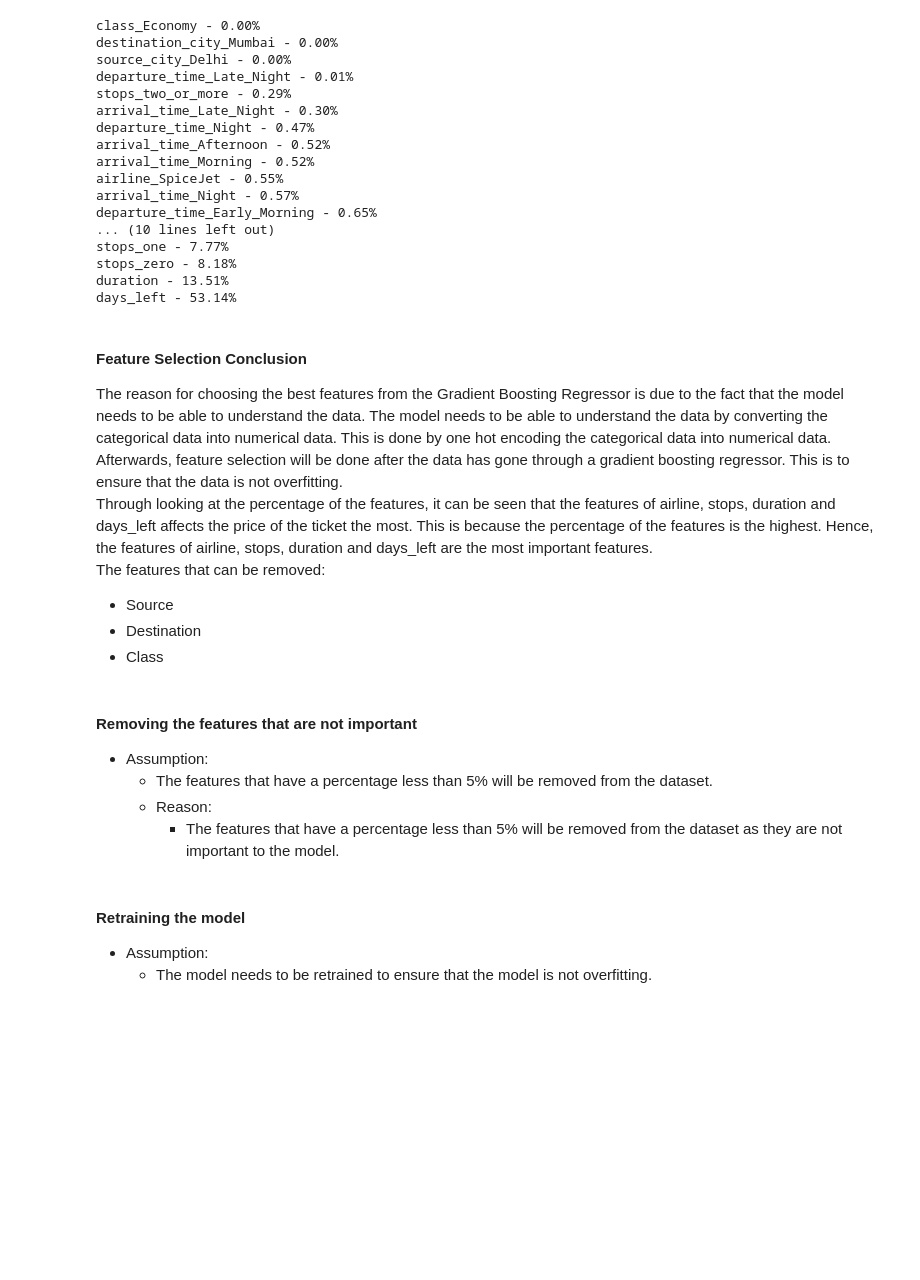
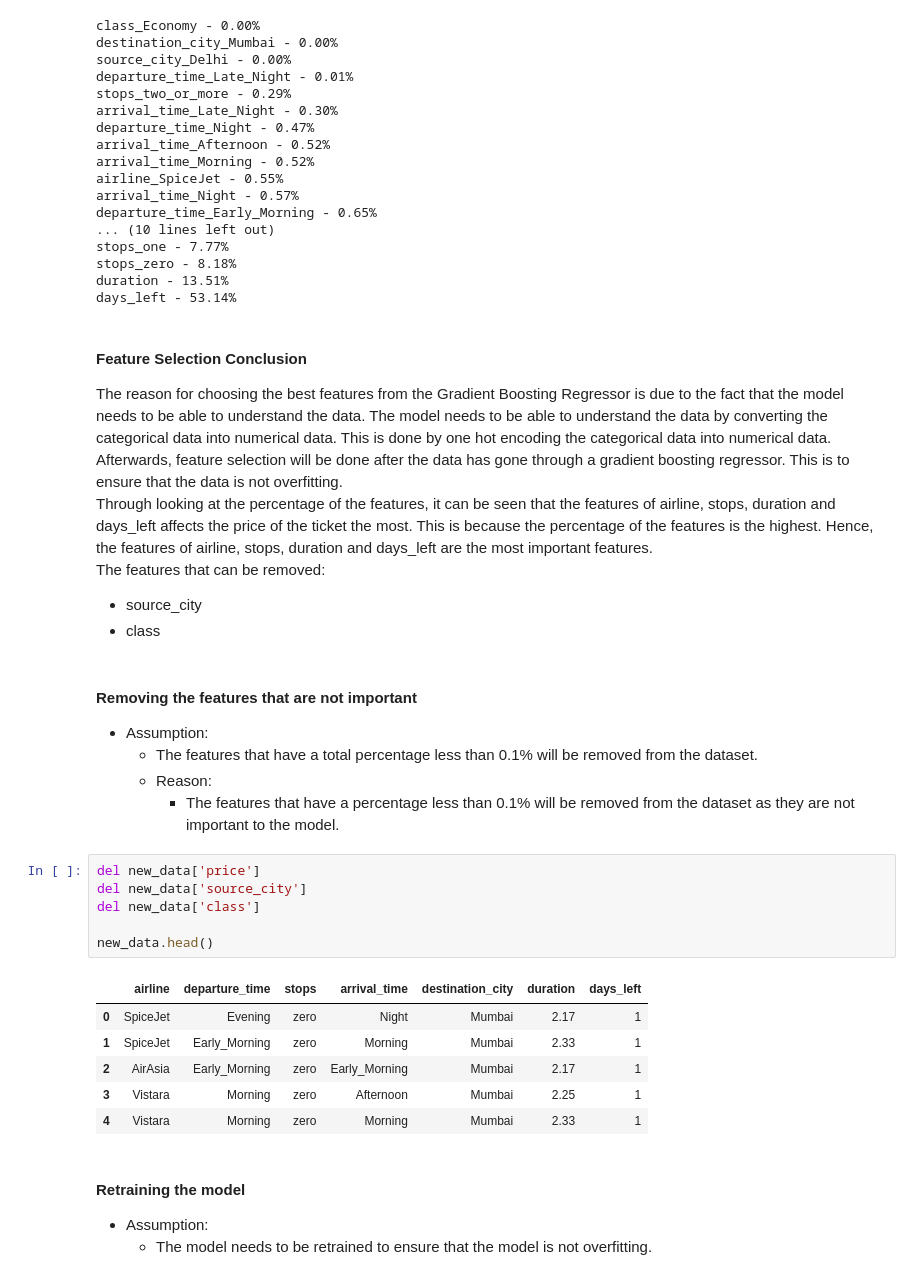
Before and after one commit to JIAWEI68/sch-work-jupiter, a Jupyter notebook: Project/Assignment.ipynb, the cells around one changed output. Drawn from its saved outputs; the diff is of its cells as text; blank space fills up the shorter version.

```diff
--- a/Project/Assignment.ipynb
+++ b/Project/Assignment.ipynb
@@ -330,15 +331,27 @@ days_left - 53.14%
 The reason for choosing the best features from the Gradient Boosting Regressor is due to the fact that the model needs to be able to understand the data. The model needs to be able to understand the data by converting the categorical data into numerical data. This is done by one hot encoding the categorical data into numerical data. Afterwards, feature selection will be done after the data has gone through a gradient boosting regressor. This is to ensure that the data is not overfitting.\
 Through looking at the percentage of the features, it can be seen that the features of airline, stops, duration and days_left affects the price of the ticket the most. This is because the percentage of the features is the highest. Hence, the features of airline, stops, duration and days_left are the most important features.\
 The features that can be removed:
-- Source
-- Destination
-- Class
+- source_city
+- class
 # %% [markdown]
 #### Removing the features that are not important
 - Assumption:
-    - The features that have a percentage less than 5% will be removed from the dataset.
+    - The features that have a total percentage less than 0.1% will be removed from the dataset.
     - Reason:
-        - The features that have a percentage less than 5% will be removed from the dataset as they are not important to the model.
+        - The features that have a percentage less than 0.1% will be removed from the dataset as they are not important to the model.
+# %%
+del new_data['price']
+del new_data['source_city']
+del new_data['class']
+
+new_data.head()
+# %% [output]
+|  | airline | departure_time | stops | arrival_time | destination_city | duration | days_left |
+| 0 | SpiceJet | Evening | zero | Night | Mumbai | 2.17 | 1 |
+| 1 | SpiceJet | Early_Morning | zero | Morning | Mumbai | 2.33 | 1 |
+| 2 | AirAsia | Early_Morning | zero | Early_Morning | Mumbai | 2.17 | 1 |
+| 3 | Vistara | Morning | zero | Afternoon | Mumbai | 2.25 | 1 |
+| 4 | Vistara | Morning | zero | Morning | Mumbai | 2.33 | 1 |
 # %% [markdown]
 #### Retraining the model
 - Assumption:
```
Also changed, not shown: parts of 1 cell of this notebook.
